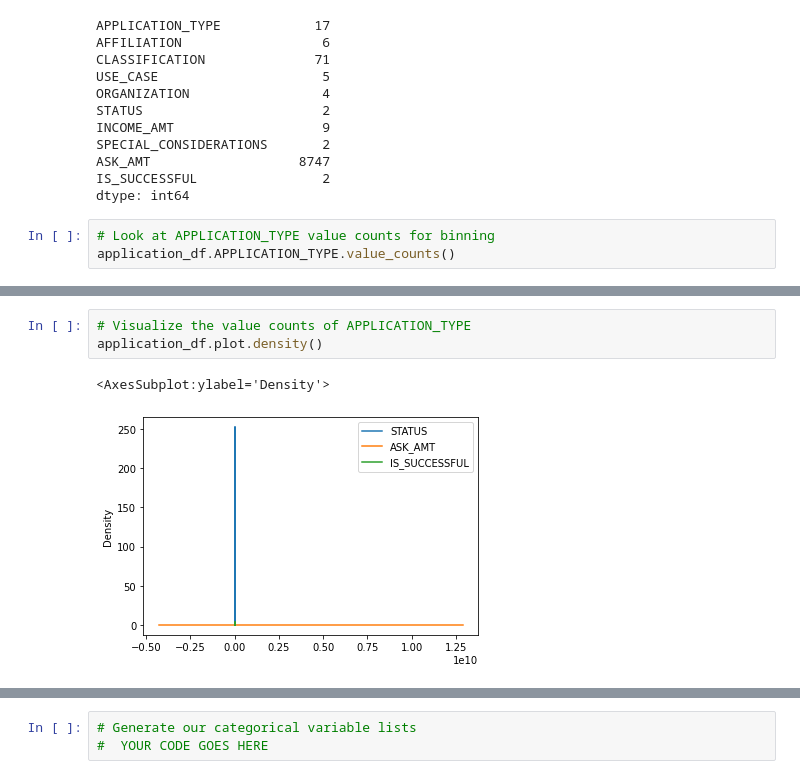
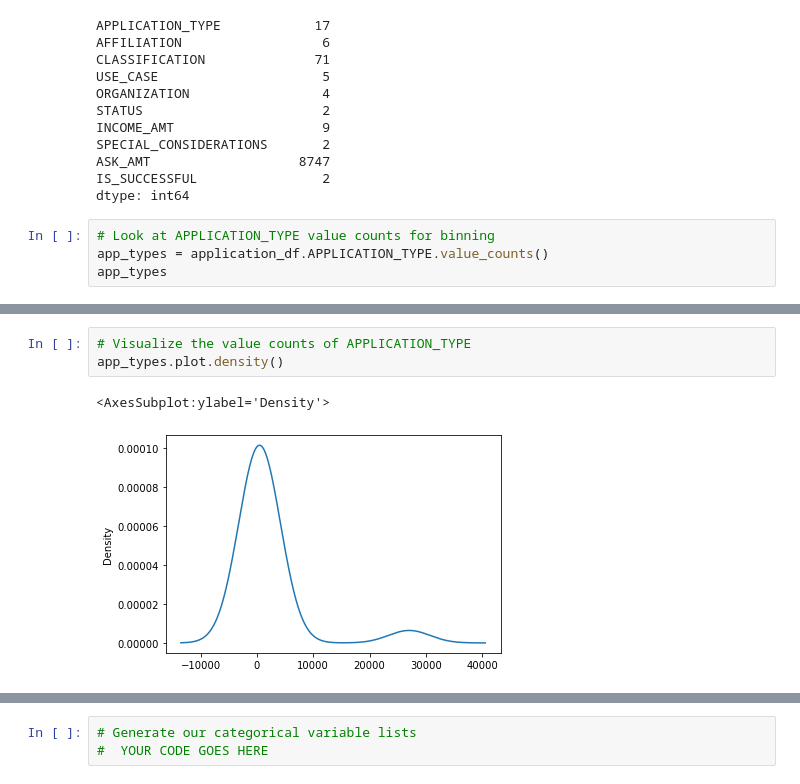
Before and after one commit to cb19weber/Neural_Network_Charity_Analysis, a Jupyter notebook: AlphabetSoupCharity.ipynb, the cells around one changed output, grey strips where cells are left out. Cells and saved outputs as stored; diff of their text form.

```diff
--- a/AlphabetSoupCharity.ipynb
+++ b/AlphabetSoupCharity.ipynb
@@ -38,7 +38,8 @@ IS_SUCCESSFUL                2
 dtype: int64
 # %%
 # Look at APPLICATION_TYPE value counts for binning
-application_df.APPLICATION_TYPE.value_counts()
+app_types = application_df.APPLICATION_TYPE.value_counts()
+app_types
 # %% [output]
 T3     27037
 T4      1542
@@ -60,9 +61,9 @@ T17        1
 Name: APPLICATION_TYPE, dtype: int64
 # %%
 # Visualize the value counts of APPLICATION_TYPE
-application_df.plot.density()
+app_types.plot.density()
 # %% [output]
 <AxesSubplot:ylabel='Density'>
-[figure, old version]
+[figure, new version]
 # %%
 # Determine which values to replace if counts are less than ...?
```
Also changed, not shown: parts of 7 cells of this notebook.
